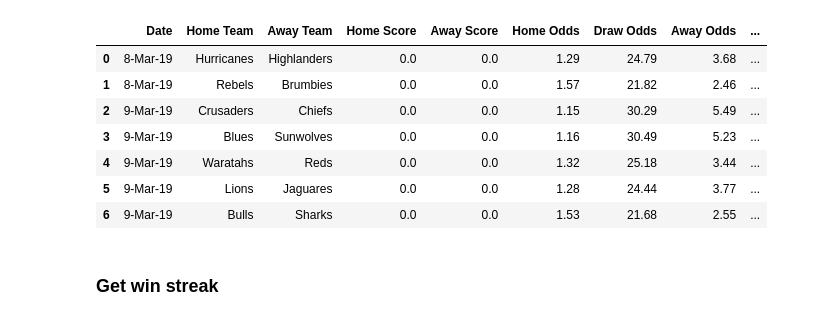
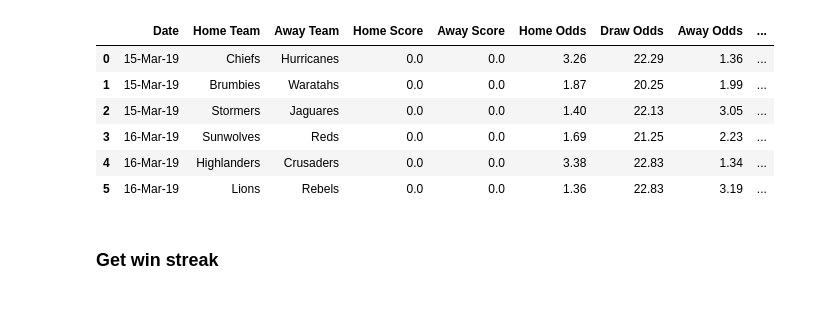
Before and after one commit to kieranbd/superrugby-predictor, a Jupyter notebook: Super_Rugby_Predictor_James_11_Mar.ipynb, the cells around one changed output. Cells and saved outputs as stored; diff of their text form; code cells hidden in the pictures.

```diff
--- a/Super_Rugby_Predictor_James_11_Mar.ipynb
+++ b/Super_Rugby_Predictor_James_11_Mar.ipynb
@@ -8,16 +8,15 @@ df = pd.read_csv("super_rugby_oddsportal.csv").drop('Play-off Game?', axis=1).dr
 # %%
 spare = pd.read_csv("super_rugby_oddsportal.csv").drop('Play-off Game?', axis=1).dropna()
 # %%
-df.head(7)
+df.head(6)
 # %% [output]
 |  | Date | Home Team | Away Team | Home Score | Away Score | Home Odds | Draw Odds | Away Odds | ... |
-| 0 | 8-Mar-19 | Hurricanes | Highlanders | 0.0 | 0.0 | 1.29 | 24.79 | 3.68 | ... |
-| 1 | 8-Mar-19 | Rebels | Brumbies | 0.0 | 0.0 | 1.57 | 21.82 | 2.46 | ... |
-| 2 | 9-Mar-19 | Crusaders | Chiefs | 0.0 | 0.0 | 1.15 | 30.29 | 5.49 | ... |
-| 3 | 9-Mar-19 | Blues | Sunwolves | 0.0 | 0.0 | 1.16 | 30.49 | 5.23 | ... |
-| 4 | 9-Mar-19 | Waratahs | Reds | 0.0 | 0.0 | 1.32 | 25.18 | 3.44 | ... |
-| 5 | 9-Mar-19 | Lions | Jaguares | 0.0 | 0.0 | 1.28 | 24.44 | 3.77 | ... |
-| 6 | 9-Mar-19 | Bulls | Sharks | 0.0 | 0.0 | 1.53 | 21.68 | 2.55 | ... |
+| 0 | 15-Mar-19 | Chiefs | Hurricanes | 0.0 | 0.0 | 3.26 | 22.29 | 1.36 | ... |
+| 1 | 15-Mar-19 | Brumbies | Waratahs | 0.0 | 0.0 | 1.87 | 20.25 | 1.99 | ... |
+| 2 | 15-Mar-19 | Stormers | Jaguares | 0.0 | 0.0 | 1.40 | 22.13 | 3.05 | ... |
+| 3 | 16-Mar-19 | Sunwolves | Reds | 0.0 | 0.0 | 1.69 | 21.25 | 2.23 | ... |
+| 4 | 16-Mar-19 | Highlanders | Crusaders | 0.0 | 0.0 | 3.38 | 22.83 | 1.34 | ... |
+| 5 | 16-Mar-19 | Lions | Rebels | 0.0 | 0.0 | 1.36 | 22.83 | 3.19 | ... |
 # %% [markdown]
 ### Get win streak
 # %%
```
Also changed, not shown: parts of 32 cells of this notebook, 1 other file.
